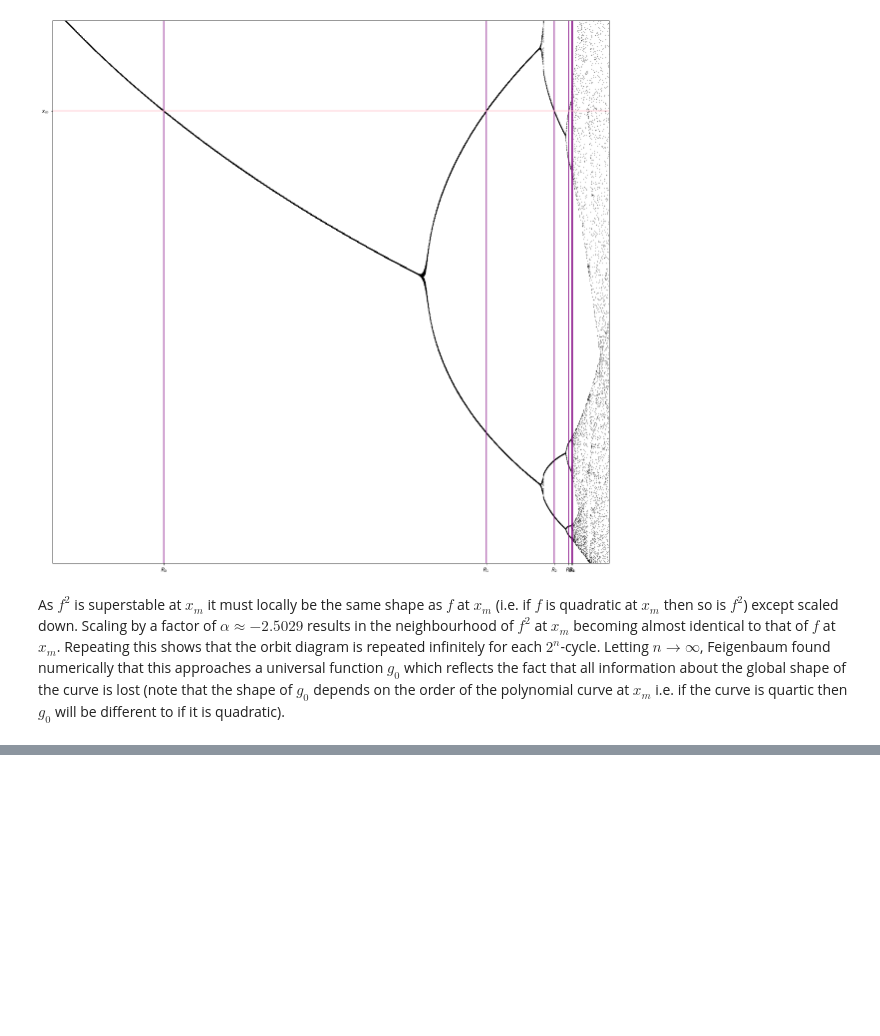
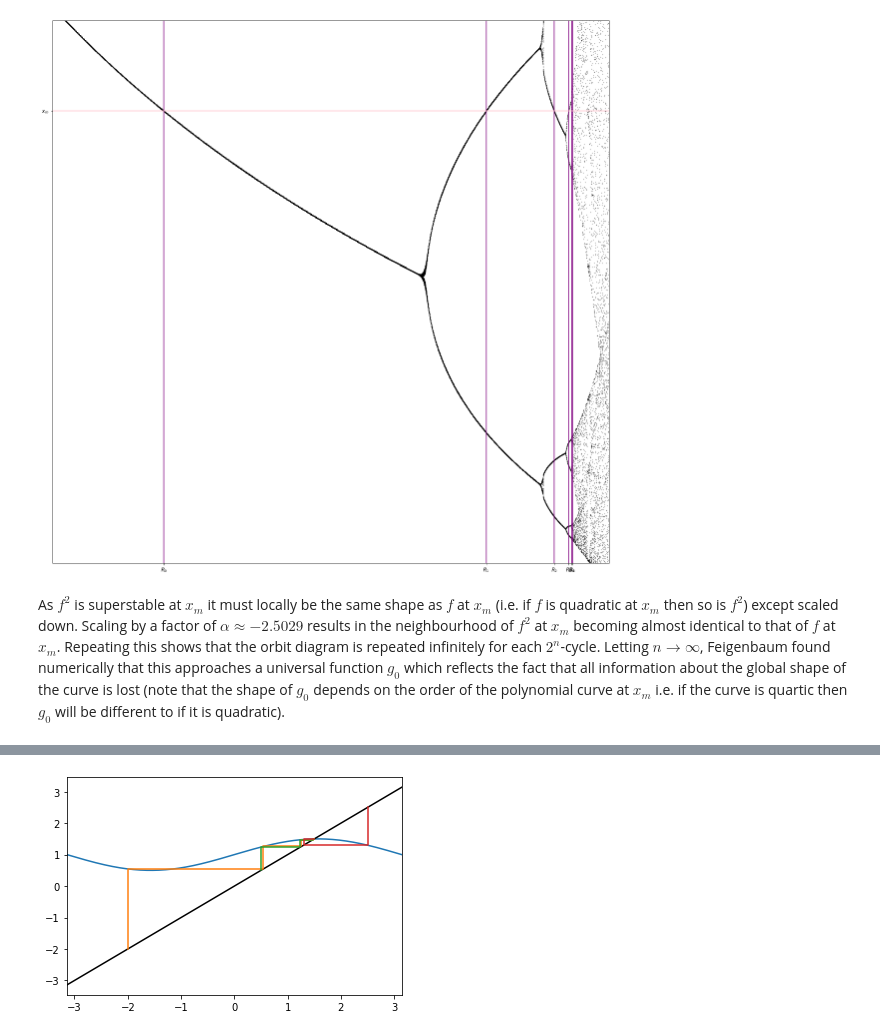
Before and after one commit to NRoboto/book-nonlinear-dynamics-chaos, a Jupyter notebook: 10-one-dimensional-maps.ipynb, the cells around one changed output, grey strips where cells are left out. Saved outputs shown, nothing was run; the diff lists cells and outputs as text; code cells hidden in the pictures; blank space fills up the shorter version.

```diff
--- a/10-one-dimensional-maps.ipynb
+++ b/10-one-dimensional-maps.ipynb
@@ -174,0 +181,4 @@ As $f^2$ is superstable at $x_m$ it must locally be the same shape as $f$ at $x_
+# %%
+plot_cobweb(lambda x: 1 + np.sin(x)/2, [-2, .5, 2.5], 10, [-np.pi, np.pi])
+# %% [output]
+[figure, added]
```
Also changed, not shown: parts of 14 cells of this notebook, 1 other file.
